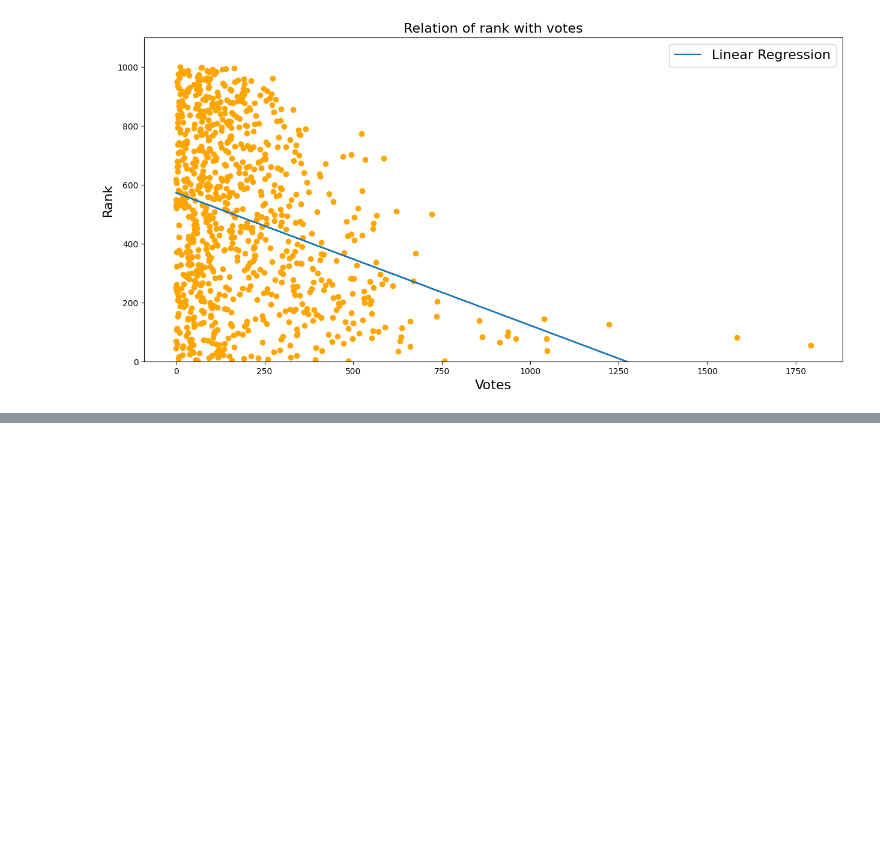
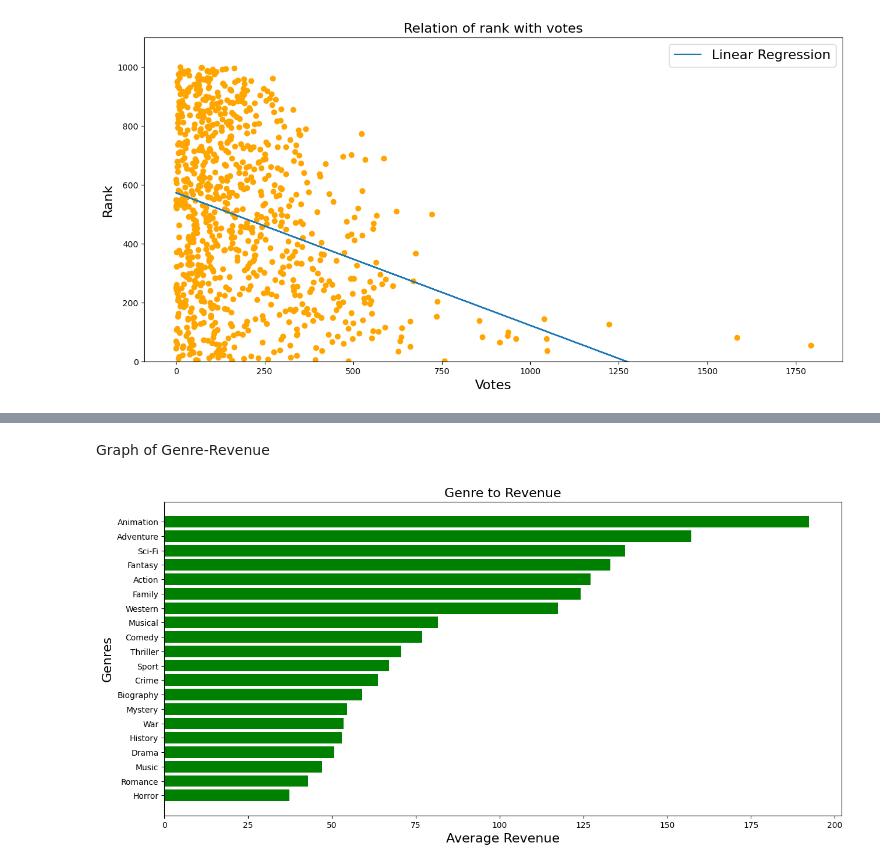
Before and after one commit to LinusTC/IMDBMovies, a Jupyter notebook: CW3.ipynb, the cells around one changed output, grey strips where cells are left out. Saved outputs shown, nothing was run; the diff lists cells and outputs as text; code cells hidden in the pictures; blank space fills up the shorter version.

```diff
--- a/CW3.ipynb
+++ b/CW3.ipynb
@@ -338,0 +375,26 @@ plt.show()
+# %%
+Genre_Revenue = (genre_data.groupby('Genre')["Revenue (Millions)"].agg(count='count', sum='sum').reset_index())
+
+Genre_Revenue['Average Revenue'] = Genre_Revenue['sum']/Genre_Revenue['count']
+
+Sorted_GRE = Genre_Revenue.sort_values("Average Revenue")
+
+Genre = py.array(Sorted_GRE["Genre"])
+
+Genre_Revenue = py.array(Sorted_GRE["Average Revenue"])
+# %% [markdown]
+Graph of Genre-Revenue
+# %%
+fig, ax1 = plt.subplots(figsize=(15, 7))
+
+plt.xlabel('Average Revenue', fontsize = 16)
+plt.ylabel('Genres', fontsize = 16)
+
+plt.barh(Genre, Genre_Revenue, color='Green')
+
+plt.title('Genre to Revenue', fontsize = 16)
+
+
+plt.show()
+# %% [output]
+[figure, added]
```
Also changed, not shown: parts of 7 cells of this notebook.
